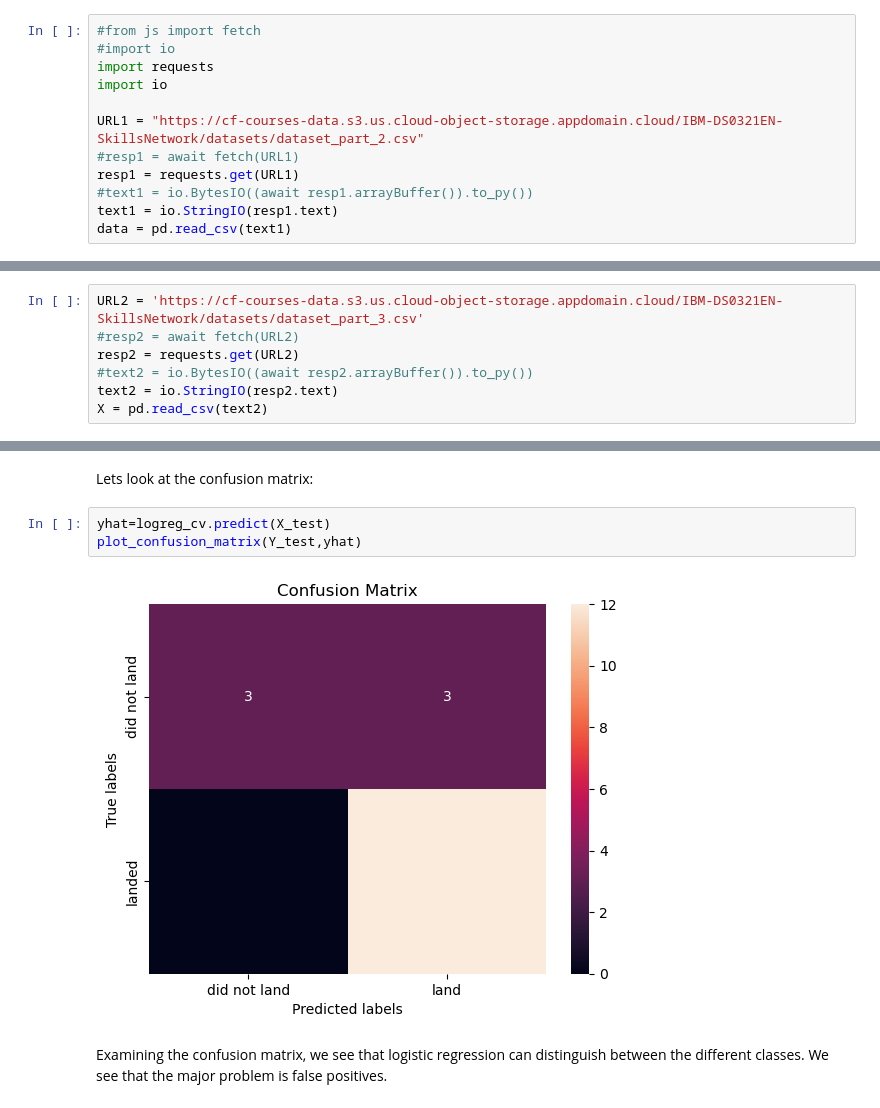
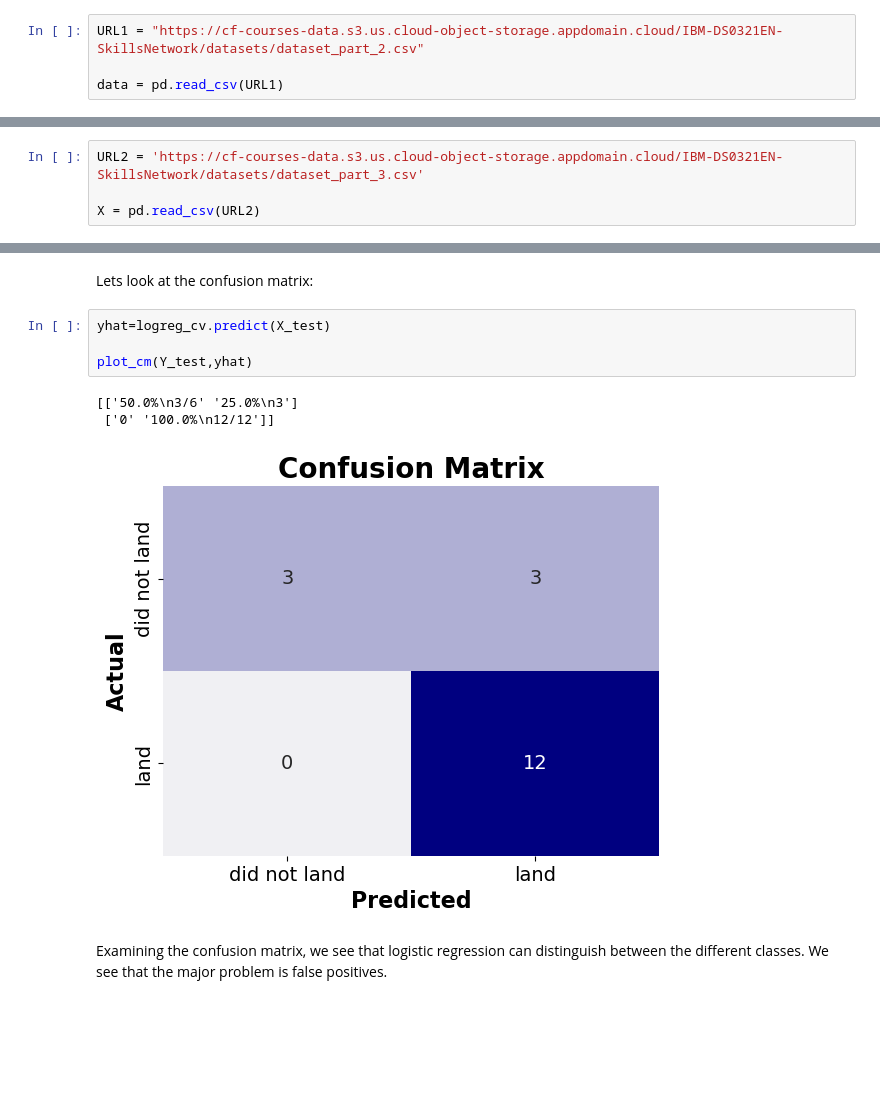
Before and after one commit to DoronF/IBM_DS_Capstone, a Jupyter notebook: SpaceX_Machine Learning Prediction_Part_5.ipynb, the cells around one changed output, grey strips where cells are left out. Saved outputs shown, nothing was run; the diff lists cells and outputs as text; blank space fills up the shorter version.

```diff
--- a/SpaceX_Machine Learning Prediction_Part_5.ipynb
+++ b/SpaceX_Machine Learning Prediction_Part_5.ipynb
@@ -88,15 +127,7 @@ Load the data
 # %%
-#from js import fetch
-#import io
-import requests
-import io
+URL1 = "https://cf-courses-data.s3.us.cloud-object-storage.appdomain.cloud/IBM-DS0321EN-SkillsNetwork/datasets/dataset_part_2.csv"
 
-URL1 = "https://cf-courses-data.s3.us.cloud-object-storage.appdomain.cloud/IBM-DS0321EN-SkillsNetwork/datasets/dataset_part_2.csv"
-#resp1 = await fetch(URL1)
-resp1 = requests.get(URL1)
-#text1 = io.BytesIO((await resp1.arrayBuffer()).to_py())
-text1 = io.StringIO(resp1.text)
-data = pd.read_csv(text1)
+data = pd.read_csv(URL1)
 # %%
 data.head()
 # %% [output]
@@ -108,11 +139,8 @@ data.head()
 | 4 | 5 | 2013-12-03 | Falcon 9 | 3170.000000 | GTO | CCAFS SLC 40 | None None | 1 | False | ... |
 # %%
 URL2 = 'https://cf-courses-data.s3.us.cloud-object-storage.appdomain.cloud/IBM-DS0321EN-SkillsNetwork/datasets/dataset_part_3.csv'
-#resp2 = await fetch(URL2)
-resp2 = requests.get(URL2)
-#text2 = io.BytesIO((await resp2.arrayBuffer()).to_py())
-text2 = io.StringIO(resp2.text)
-X = pd.read_csv(text2)
+
+X = pd.read_csv(URL2)
 # %%
 X.head(100)
 # %% [output]
@@ -197,9 +254,12 @@ logreg_cv.score(X_test, Y_test)
 Lets look at the confusion matrix:
 # %%
 yhat=logreg_cv.predict(X_test)
-plot_confusion_matrix(Y_test,yhat)
+
+plot_cm(Y_test,yhat)
 # %% [output]
+[['50.0%\n3/6' '25.0%\n3']
+ ['0' '100.0%\n12/12']]
-[figure, old version]
+[figure, new version]
 # %% [markdown]
 Examining the confusion matrix, we see that logistic regression can distinguish between the different classes.  We see that the major problem is false positives.
 # %% [markdown]
```
Also changed, not shown: parts of 14 cells of this notebook.
